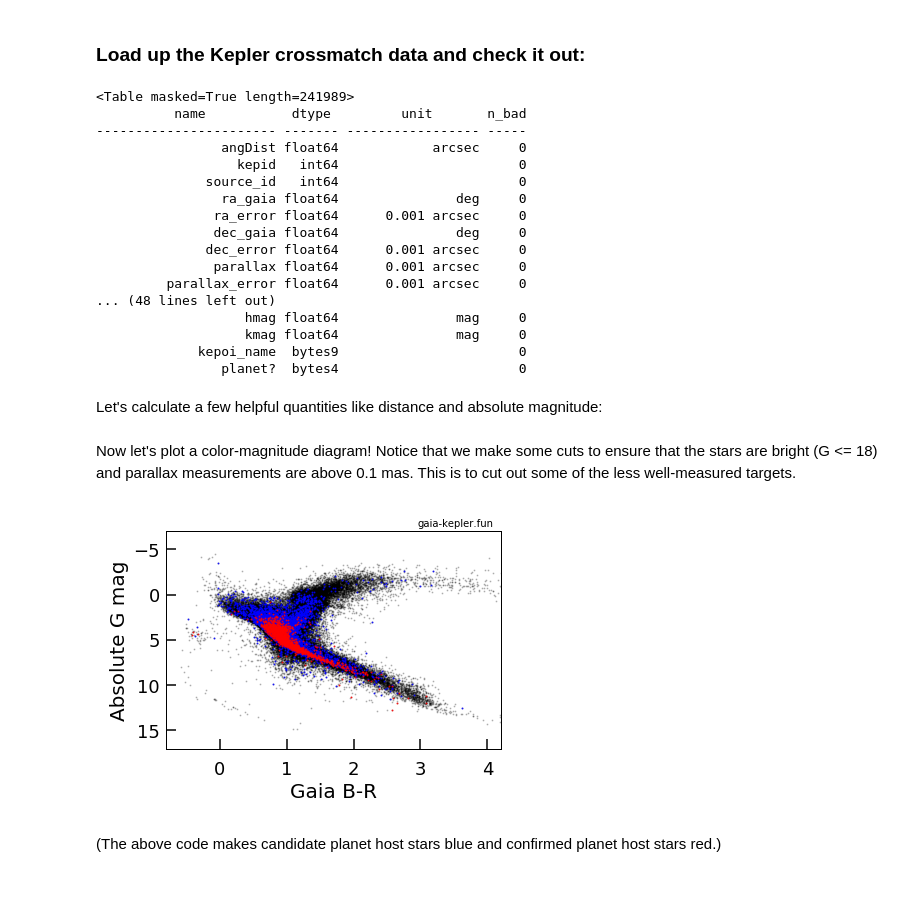
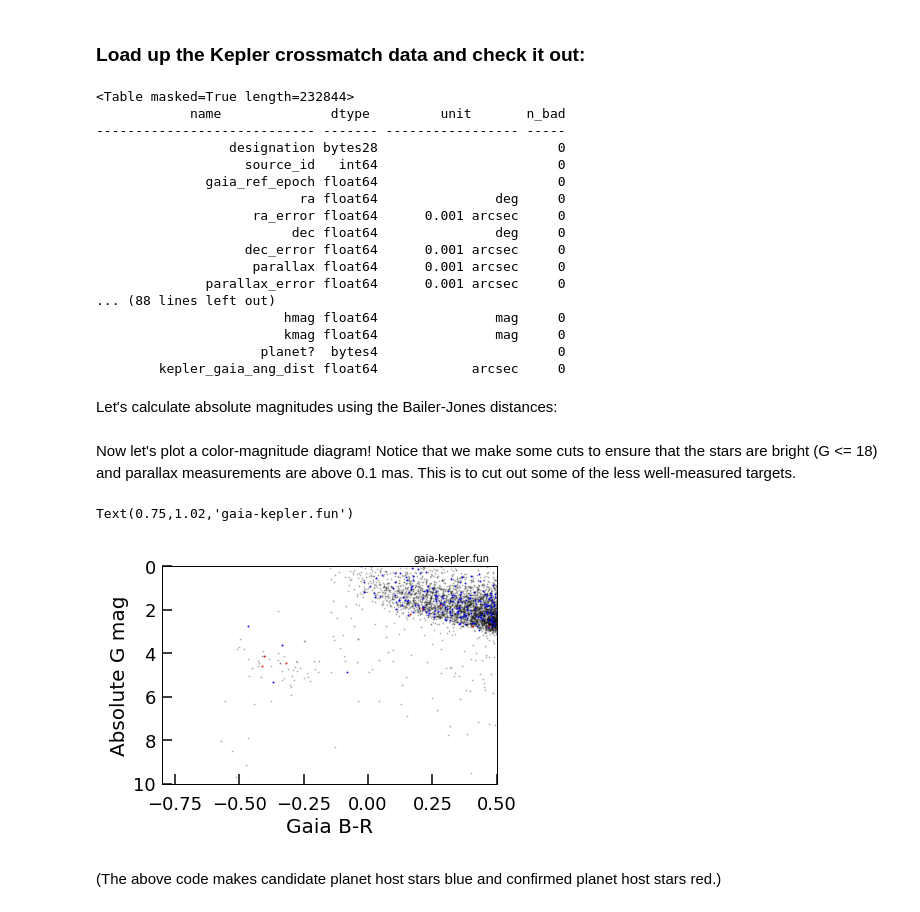
Before and after one commit to megbedell/gaia-kepler.fun, a Jupyter notebook: notebooks/demo.ipynb, the cells around one changed output. Saved outputs shown, nothing was run; the diff lists cells and outputs as text; code cells hidden in the pictures.

```diff
--- a/notebooks/demo.ipynb
+++ b/notebooks/demo.ipynb
@@ -12,52 +12,53 @@ mpl.rcParams['axes.linewidth'] = 1. #set the value globally
 # %% [markdown]
 ### Load up the Kepler crossmatch data and check it out:
 # %%
-kep_data = Table.read('../data/kepler_dr2_4arcsec.fits', format='fits')
+kep_data = Table.read('../scripts/kepler_dr2_4arcsec.fits', format='fits')
 # %%
 kep_data.info
 # %% [output]
-<Table masked=True length=241989>
-          name           dtype         unit       n_bad
------------------------ ------- ----------------- -----
-                angDist float64            arcsec     0
-                  kepid   int64                       0
-              source_id   int64                       0
-                ra_gaia float64               deg     0
-               ra_error float64      0.001 arcsec     0
-               dec_gaia float64               deg     0
-              dec_error float64      0.001 arcsec     0
-               parallax float64      0.001 arcsec     0
-         parallax_error float64      0.001 arcsec     0
-... (48 lines left out)
-                   hmag float64               mag     0
-                   kmag float64               mag     0
-             kepoi_name  bytes9                       0
-                planet?  bytes4                       0
+<Table masked=True length=232844>
+            name              dtype         unit       n_bad
+---------------------------- ------- ----------------- -----
+                 designation bytes28                       0
+                   source_id   int64                       0
+              gaia_ref_epoch float64                       0
+                          ra float64               deg     0
+                    ra_error float64      0.001 arcsec     0
+                         dec float64               deg     0
+                   dec_error float64      0.001 arcsec     0
+                    parallax float64      0.001 arcsec     0
+              parallax_error float64      0.001 arcsec     0
+... (88 lines left out)
+                        hmag float64               mag     0
+                        kmag float64               mag     0
+                     planet?  bytes4                       0
+        kepler_gaia_ang_dist float64            arcsec     0
-# %% [markdown]
-Let's calculate a few helpful quantities like distance and absolute magnitude:
+# %% [markdown]
+Let's calculate absolute magnitudes using the Bailer-Jones distances:
 # %%
-kep_data['dist'] = 1.e3/kep_data['parallax']
-kep_data['dist'].unit = u.pc
 kep_data['abs_gmag'] = kep_data['phot_g_mean_mag'] - \
-                            5.*(np.log10(kep_data['dist']) - 1.)
+                            5.*(np.log10(kep_data['r_est']) - 1.)
 kep_data['abs_gmag'].unit = u.mag
 # %% [markdown]
 Now let's plot a color-magnitude diagram! Notice that we make some cuts to ensure that the stars are bright (G <= 18) and parallax measurements are above 0.1 mas. This is to cut out some of the less well-measured targets.
 # %%
 filter = (kep_data['phot_g_mean_mag'] <= 18.) & (kep_data['parallax'] > 0.1)
 plt.scatter(kep_data['bp_rp'][filter], kep_data['abs_gmag'][filter], alpha=0.2, color='k', s=1)
 filter2 = (kep_data['planet?'] == 'cand') & filter
 plt.scatter(kep_data['bp_rp'][filter2], kep_data['abs_gmag'][filter2], alpha=0.7, s=1, color='b')
 filter2 = (kep_data['planet?'] == 'conf') & filter
 plt.scatter(kep_data['bp_rp'][filter2], kep_data['abs_gmag'][filter2], alpha=0.7, s=1, color='r')
 plt.xlabel('Gaia B-R', fontsize=20)
 plt.ylabel('Absolute G mag', fontsize=20)
 plt.ylim([17,-7])
 plt.xlim([-0.8,4.2])
+plt.ylim([10,0])
+plt.xlim([-0.8,0.5])
 plt.text(0.75,1.02,'gaia-kepler.fun', transform=plt.gca().transAxes)
-plt.savefig('../img/colormag_kepler.png')
+#plt.savefig('../img/colormag_kepler.png')
 # %% [output]
+Text(0.75,1.02,'gaia-kepler.fun')
-[figure, old version]
+[figure, new version]
 # %% [markdown]
 (The above code makes candidate planet host stars blue and confirmed planet host stars red.)
 # %%
```
Also changed, not shown: parts of 13 cells of this notebook, 2 other files.
